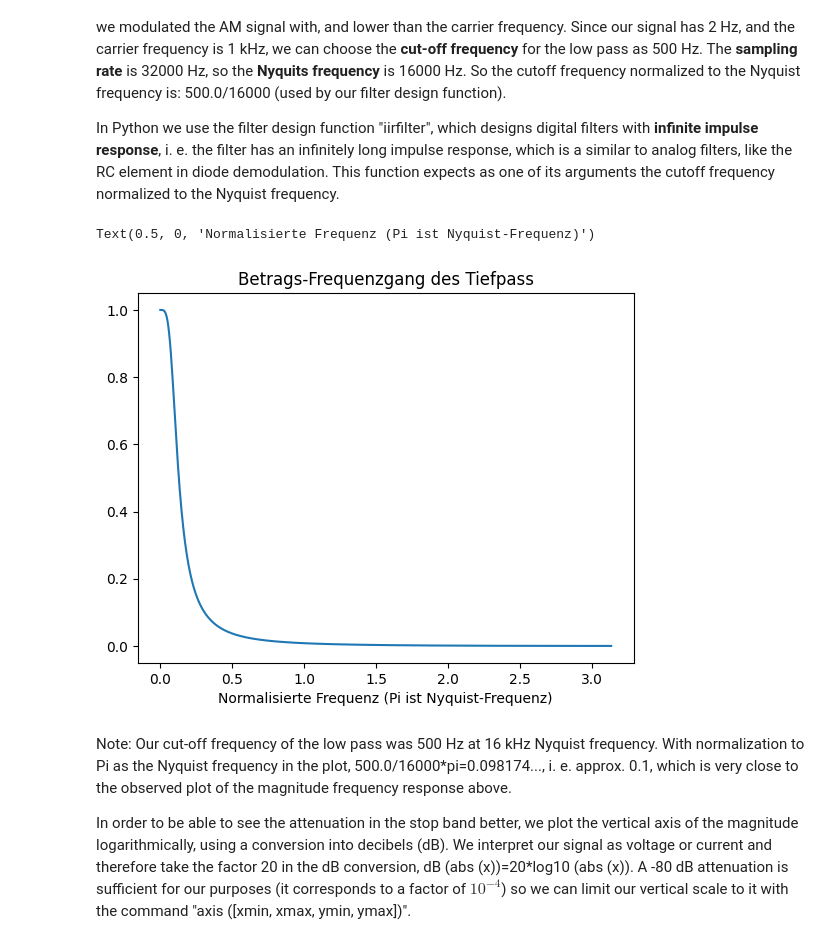
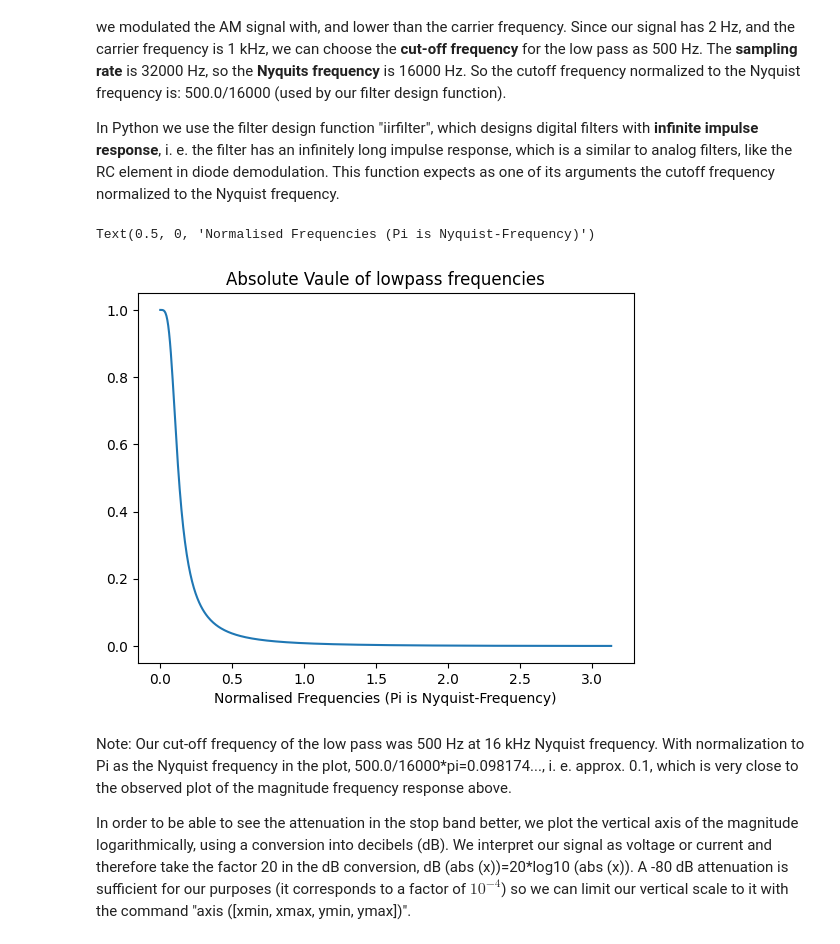
Before and after one commit to TUIlmenauAMS/GVT_Lecture_Colab, a Jupyter notebook: GVT_V8b.ipynb, the cells around one changed output. Saved outputs shown, nothing was run; the diff lists cells and outputs as text; code cells hidden in the pictures.

```diff
--- a/GVT_V8b.ipynb
+++ b/GVT_V8b.ipynb
@@ -349,16 +433,16 @@ In Python we use the filter design function "iirfilter", which designs digital f
 # %%
 from scipy.signal import *
 
 [b,a]=iirfilter(2, 500.0/16000,rs=60,btype='lowpass')
 #b and a contain our filter coefficients.
 #The resulting frequency response of this filter creates the function "freqz":
 [w,h]=freqz(b,a)
 plt.plot(w,abs(h))
-plt.title('Betrags-Frequenzgang des Tiefpass')
-plt.xlabel('Normalisierte Frequenz (Pi ist Nyquist-Frequenz)')
+plt.title('Absolute Vaule of lowpass frequencies')
+plt.xlabel('Normalised Frequencies (Pi is Nyquist-Frequency)')
 # %% [output]
-Text(0.5, 0, 'Normalisierte Frequenz (Pi ist Nyquist-Frequenz)')
+Text(0.5, 0, 'Normalised Frequencies (Pi is Nyquist-Frequency)')
-[figure, old version]
+[figure, new version]
 # %% [markdown]
 Note: Our cut-off frequency of the low pass was 500 Hz at 16 kHz Nyquist frequency. With normalization to Pi as the Nyquist frequency in the plot,
 500.0/16000*pi=0.098174..., i. e. approx. 0.1, which is very close to the observed plot of the magnitude frequency response above.
```
Also changed, not shown: parts of 31 cells of this notebook.
